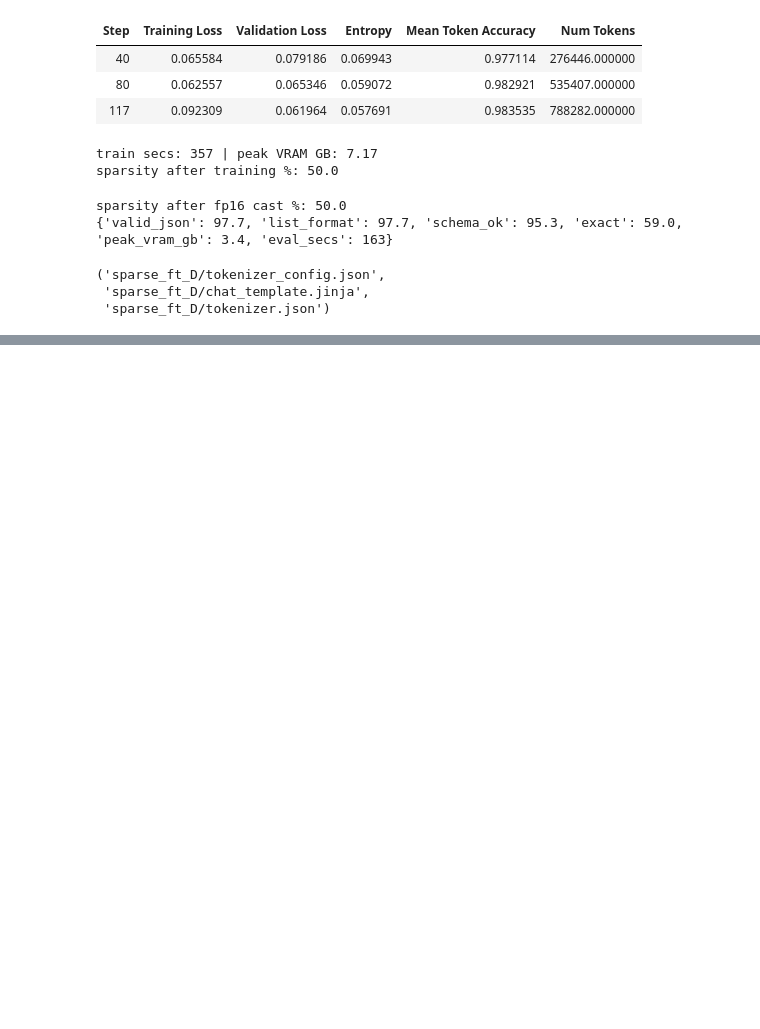
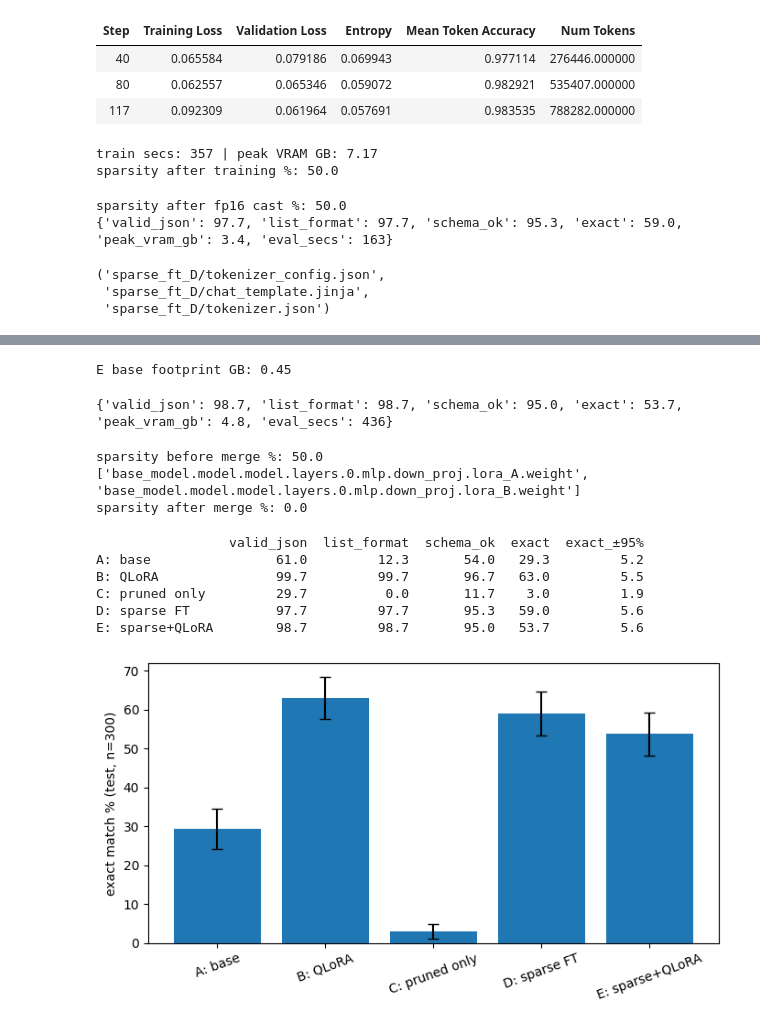
Before and after one commit to KarthyV/finetuning_test, a Jupyter notebook: realtime_sparsityFT.ipynb, the cells around one changed output, grey strips where cells are left out. Cells and saved outputs as stored; diff of their text form; code cells hidden in the pictures; blank space fills up the shorter version.

```diff
--- a/realtime_sparsityFT.ipynb
+++ b/realtime_sparsityFT.ipynb
@@ -510,0 +559,61 @@ sparsity after fp16 cast %: 50.0
+# %%
+del trainer, model; gc.collect(); torch.cuda.empty_cache()
+tok.padding_side = "left"
+
+baseE = AutoModelForCausalLM.from_pretrained(
+    "pruned_wanda50", quantization_config=bnb, dtype=torch.float16, device_map="cuda")
+print("E base footprint GB:", round(baseE.get_memory_footprint() / 1e9, 2))
+E_model = PeftModel.from_pretrained(baseE, "adapter_E_sparse_qlora").eval()
+
+m, raws_E = evaluate(E_model, test_list, "E_sparse_qlora")
+print(m)
+# %% [output]
+E base footprint GB: 0.45
+{'valid_json': 98.7, 'list_format': 98.7, 'schema_ok': 95.0, 'exact': 53.7, 'peak_vram_gb': 4.8, 'eval_secs': 436}
+# %%
+from safetensors.torch import load_file
+
+fp = AutoModelForCausalLM.from_pretrained("pruned_wanda50", dtype=torch.float16, device_map="cuda")
+print("sparsity before merge %:", round(sparsity(fp), 1))
+
+ad = load_file("adapter_E_sparse_qlora/adapter_model.safetensors")
+print(list(ad)[:2])                            # peek at key names
+scale = lora_cfg.lora_alpha / lora_cfg.r       # 32 / 16 = 2.0
+
+with torch.no_grad():
+    for name, lin in prunable_linears(fp).items():     # e.g. "0.self_attn.q_proj"
+        A = ad[f"base_model.model.model.layers.{name}.lora_A.weight"].to("cuda").float()
+        B = ad[f"base_model.model.model.layers.{name}.lora_B.weight"].to("cuda").float()
+        lin.weight.add_(((B @ A) * scale).to(lin.weight.dtype))
+
+print("sparsity after merge %:", round(sparsity(fp), 1))
+# %% [output]
+sparsity before merge %: 50.0
+['base_model.model.model.layers.0.mlp.down_proj.lora_A.weight', 'base_model.model.model.layers.0.mlp.down_proj.lora_B.weight']
+sparsity after merge %: 0.0
+# %%
+import pandas as pd, numpy as np, matplotlib.pyplot as plt
+
+tags = {"A: base": "A_base_zeroshot", "B: QLoRA": "B_qlora",
+        "C: pruned only": "C_wanda50_zeroshot", "D: sparse FT": "D_sparse_ft",
+        "E: sparse+QLoRA": "E_sparse_qlora"}
+
+rows = {label: score(json.load(open(f"results_{tag}.json"))["raw"], test_list)
+        for label, tag in tags.items()}
+df = pd.DataFrame(rows).T
+n = len(test_list)
+df["exact_±95%"] = (196 * np.sqrt(df["exact"] / 100 * (1 - df["exact"] / 100) / n)).round(1)
+print(df)
+
+plt.figure(figsize=(7, 4))
+plt.bar(df.index, df["exact"], yerr=df["exact_±95%"], capsize=4)
+plt.ylabel("exact match % (test, n=300)"); plt.xticks(rotation=20)
+plt.tight_layout(); plt.show()
+# %% [output]
+                 valid_json  list_format  schema_ok  exact  exact_±95%
+A: base                61.0         12.3       54.0   29.3         5.2
+B: QLoRA               99.7         99.7       96.7   63.0         5.5
+C: pruned only         29.7          0.0       11.7    3.0         1.9
+D: sparse FT           97.7         97.7       95.3   59.0         5.6
+E: sparse+QLoRA        98.7         98.7       95.0   53.7         5.6
+[figure, added]
```
Also changed, not shown: parts of 5 cells of this notebook.
